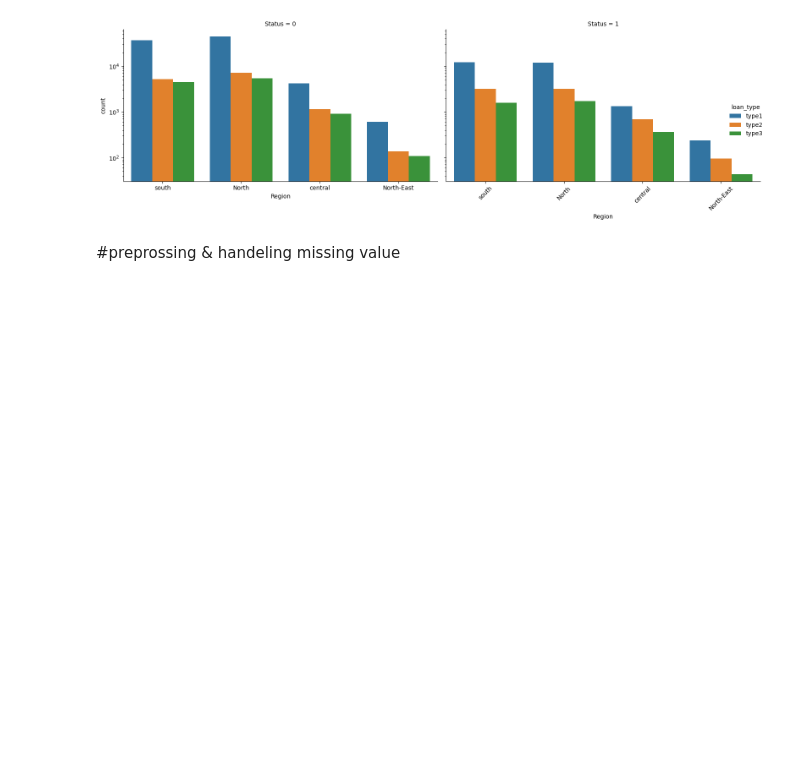
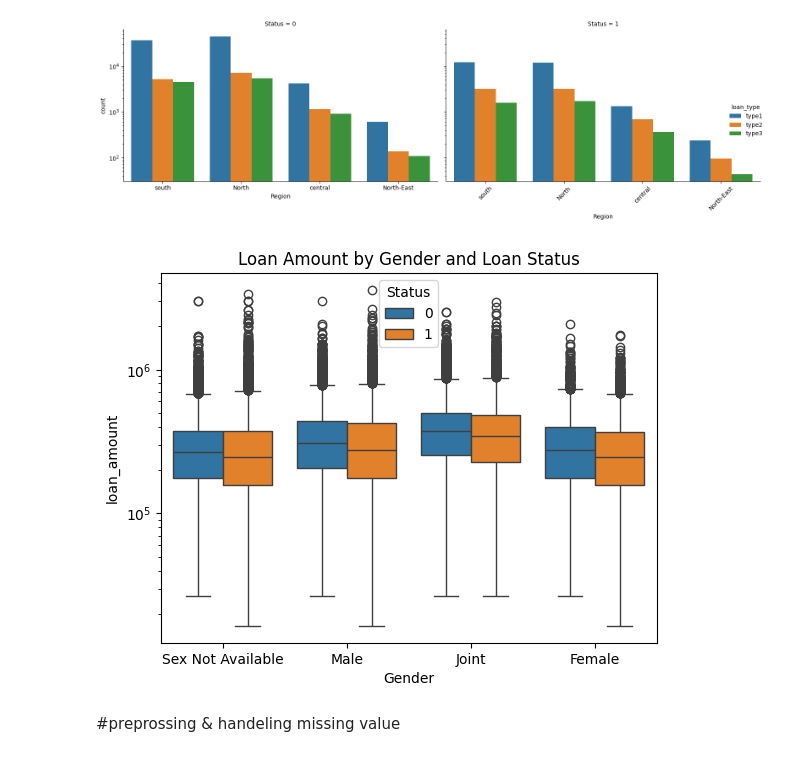
Before and after one commit to angiegh2002/Loan_Default_Detection, a Jupyter notebook: DM&ML.ipynb, the cells around one changed output. Saved outputs shown, nothing was run; the diff lists cells and outputs as text; code cells hidden in the pictures; blank space fills up the shorter version.

```diff
--- a/DM&ML.ipynb
+++ b/DM&ML.ipynb
@@ -497,3 +513,10 @@ plt.tight_layout()
 plt.show()
 # %% [output]
 [figure]
+# %%
+sns.boxplot(data=df, x='Gender', y='loan_amount', hue='Status')
+plt.title('Loan Amount by Gender and Loan Status')
+plt.yscale('log')
+plt.show()
+# %% [output]
+[figure, added]
```
Also changed, not shown: parts of 3 cells of this notebook.
